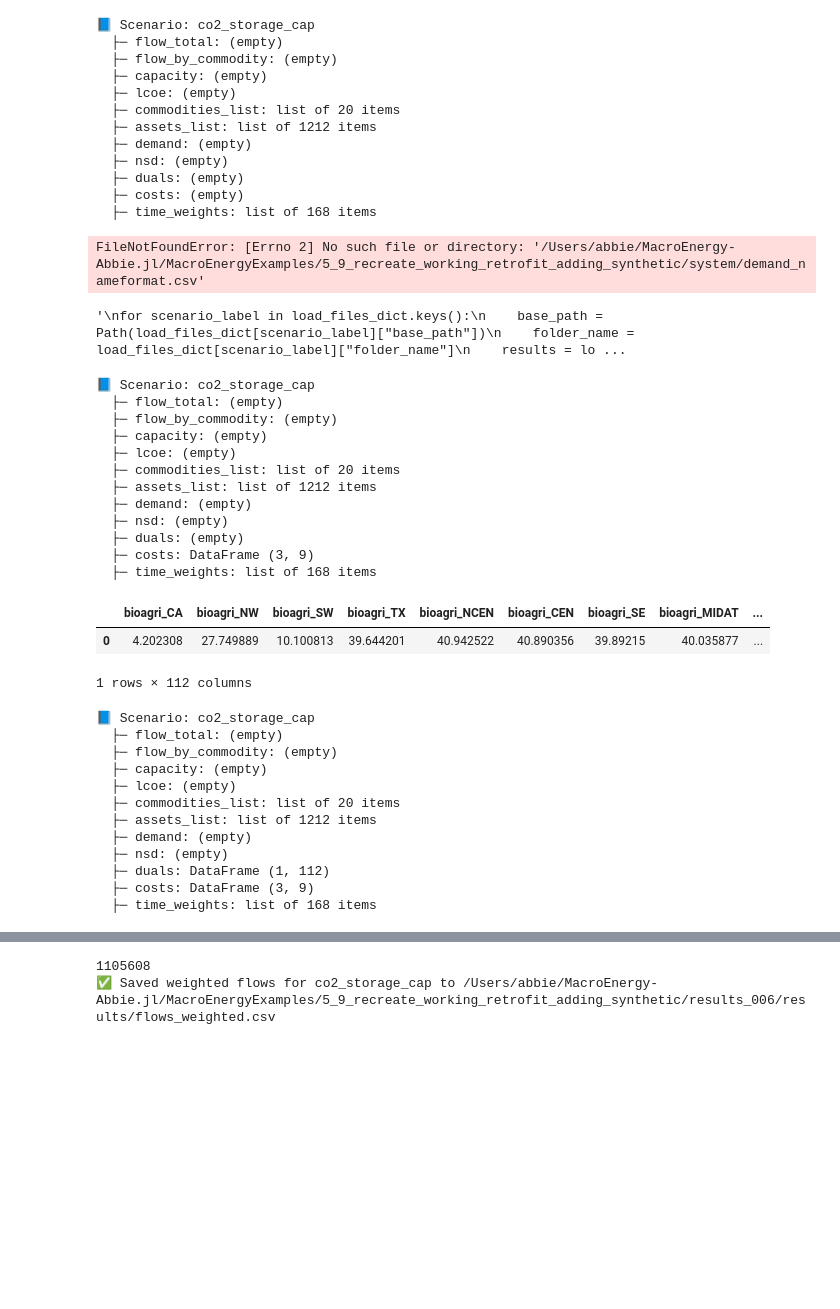
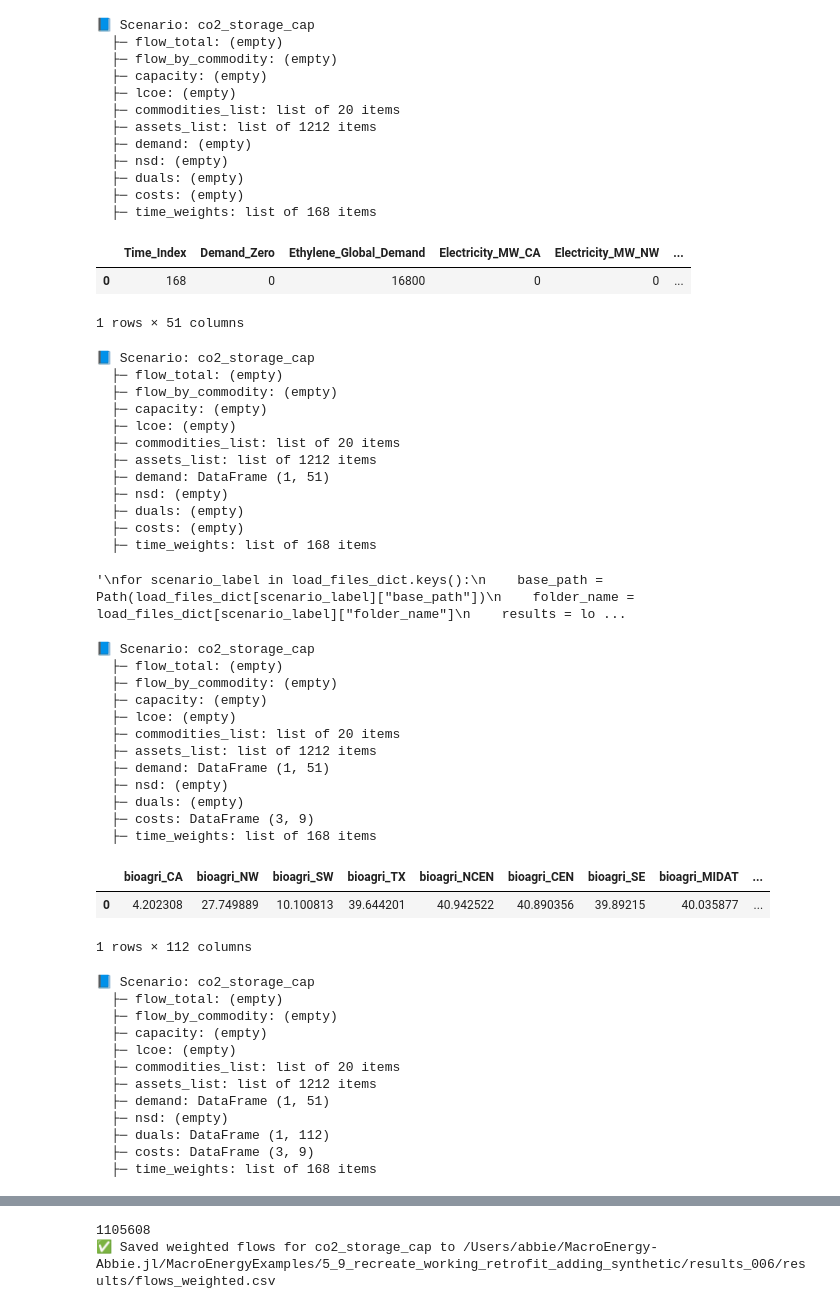
Before and after one commit to acheng1757/MacroEnergy-Abbie.jl, a Jupyter notebook: display_plots/plots.ipynb, the cells around one changed output, grey strips where cells are left out. Drawn from its saved outputs; the diff is of its cells as text; code cells hidden in the pictures; blank space fills up the shorter version.

```diff
--- a/display_plots/plots.ipynb
+++ b/display_plots/plots.ipynb
@@ -755,24 +777,38 @@ summarize_data_structure(scenario_plot_dict)
 # %%
 # ------------- add the demand csv for the sample time period for each scenario using demand fuel.csv -------------
 for scenario_label in load_files_dict.keys():
     base_path = Path(load_files_dict[scenario_label]["base_path"])
     folder_name = load_files_dict[scenario_label]["folder_name"]
     results = load_files_dict[scenario_label]["results"]
 
     path = base_path / folder_name / "system" / "demand_nameformat.csv"
 
     # Load file and extract unique commodities
     df = pd.read_csv(path)
 
     df_sums = pd.DataFrame(df.sum()).T
     df_sums['Time_Index'] = len(df)
     display(df_sums)
 
-    #scenario_plot_dict[scenario_label]["demand"] = df_sums
+    scenario_plot_dict[scenario_label]["demand"] = df_sums
 
 summarize_data_structure(scenario_plot_dict)
 # %% [output]
+|  | Time_Index | Demand_Zero | Ethylene_Global_Demand | Electricity_MW_CA | Electricity_MW_NW | ... |
+| 0 | 168 | 0 | 16800 | 0 | 0 | ... |
-FileNotFoundError: [Errno 2] No such file or directory: '/Users/abbie/MacroEnergy-Abbie.jl/MacroEnergyExamples/5_9_recreate_working_retrofit_adding_synthetic/system/demand_nameformat.csv'
+1 rows × 51 columns
+📘 Scenario: co2_storage_cap
+  ├─ flow_total: (empty)
+  ├─ flow_by_commodity: (empty)
+  ├─ capacity: (empty)
+  ├─ lcoe: (empty)
+  ├─ commodities_list: list of 20 items
+  ├─ assets_list: list of 1212 items
+  ├─ demand: DataFrame (1, 51)
+  ├─ nsd: (empty)
+  ├─ duals: (empty)
+  ├─ costs: (empty)
+  ├─ time_weights: list of 168 items
 # %%
 # ------------- add the NSD for the sampled time period for each scenario with nse.csv from get_results.jl -------------
 '''
@@ -818,7 +854,7 @@ summarize_data_structure(scenario_plot_dict)
   ├─ lcoe: (empty)
   ├─ commodities_list: list of 20 items
   ├─ assets_list: list of 1212 items
-  ├─ demand: (empty)
+  ├─ demand: DataFrame (1, 51)
   ├─ nsd: (empty)
   ├─ duals: (empty)
   ├─ costs: DataFrame (3, 9)
@@ -857,7 +893,7 @@ summarize_data_structure(scenario_plot_dict)
   ├─ lcoe: (empty)
   ├─ commodities_list: list of 20 items
   ├─ assets_list: list of 1212 items
-  ├─ demand: (empty)
+  ├─ demand: DataFrame (1, 51)
   ├─ nsd: (empty)
   ├─ duals: DataFrame (1, 112)
   ├─ costs: DataFrame (3, 9)
```
Also changed, not shown: parts of 15 cells of this notebook, 3 other files.
